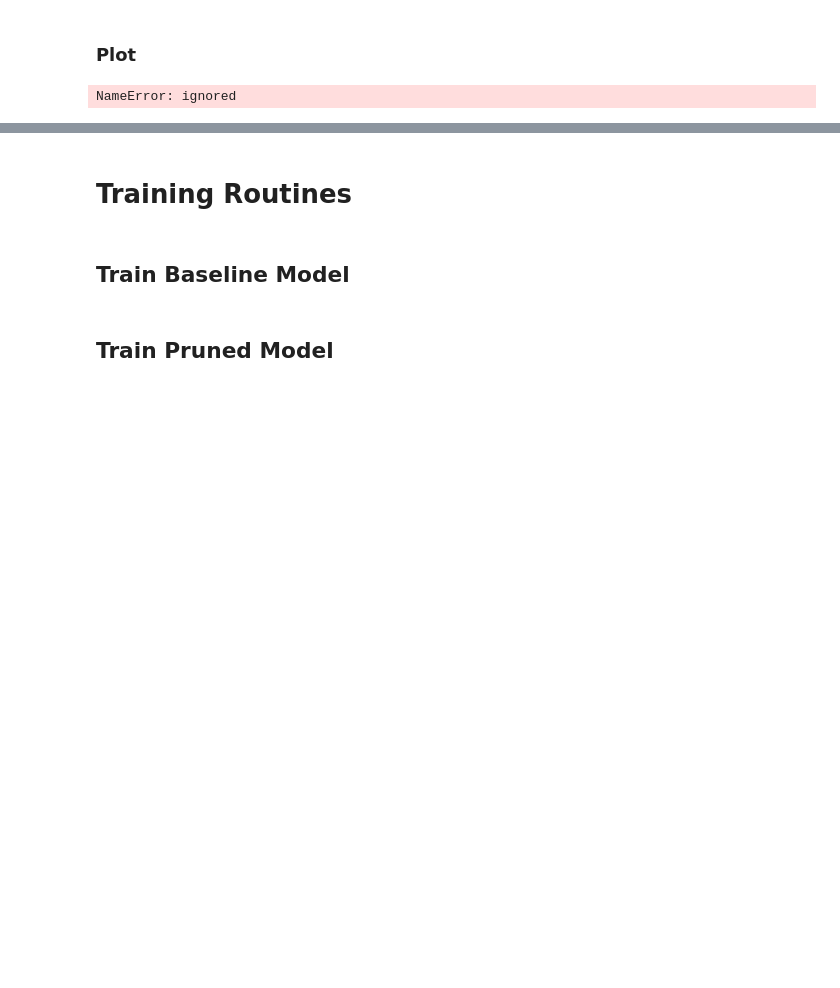
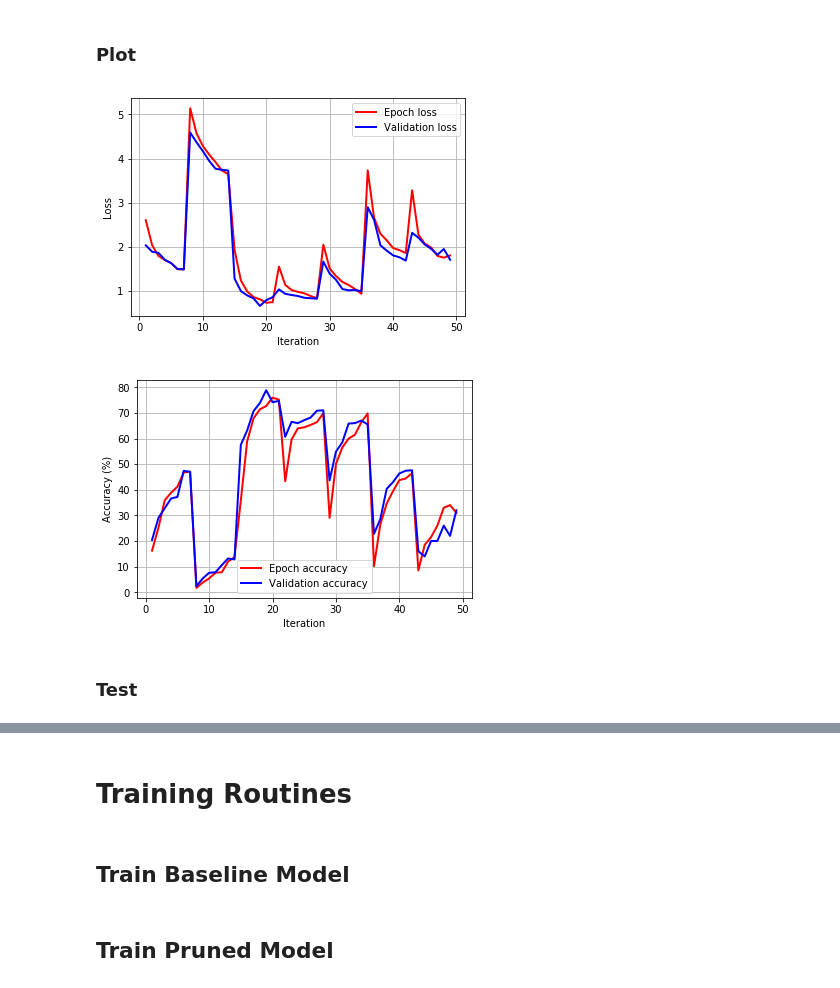
Before and after one commit to asalcedo31/CSC2516_project, a Jupyter notebook: metapruning_units.ipynb, the cells around one changed output, grey strips where cells are left out. Drawn from its saved outputs; the diff is of its cells as text; code cells hidden in the pictures; blank space fills up the shorter version.

```diff
--- a/metapruning_units.ipynb
+++ b/metapruning_units.ipynb
@@ -1647,6 +1568,9 @@ Extracting ./data/fashionmnist/FashionMNIST/raw/train-images-idx3-ubyte.gz
 # %% [markdown]
 ### Plot
 # %%
-PlotResults(prune_settings, "pPruneActNorm5_pre_out_7_in_7_cifar10_10percent")
+PlotResults(prune_settings, "pPruneActNorm5_pre_out_7_in_7_multiple_5percent")
 # %% [output]
-NameError: ignored
+[figure, added]
+[figure, added]
+# %% [markdown]
+### Test
```
Also changed, not shown: parts of 4 cells of this notebook, 4 other files.
